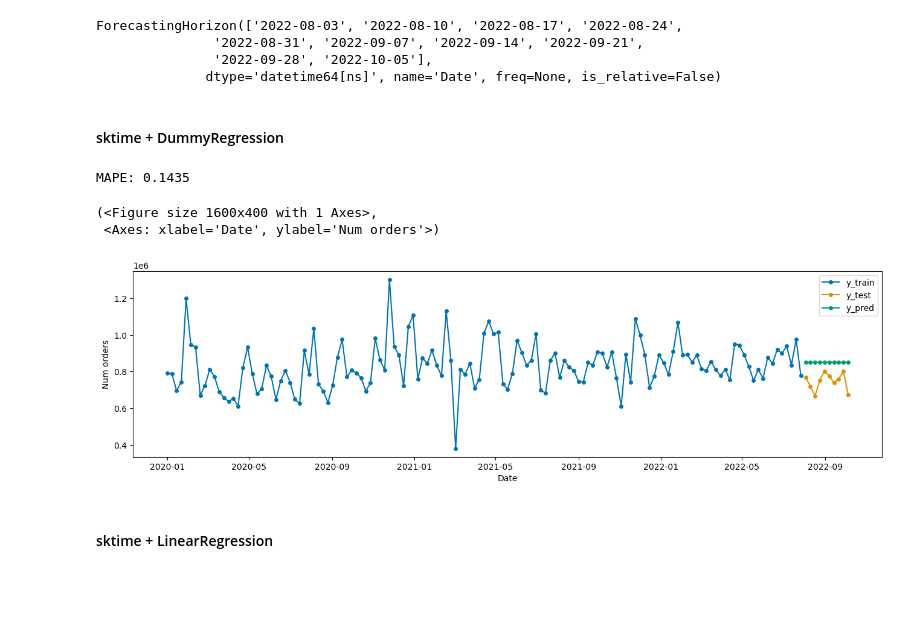
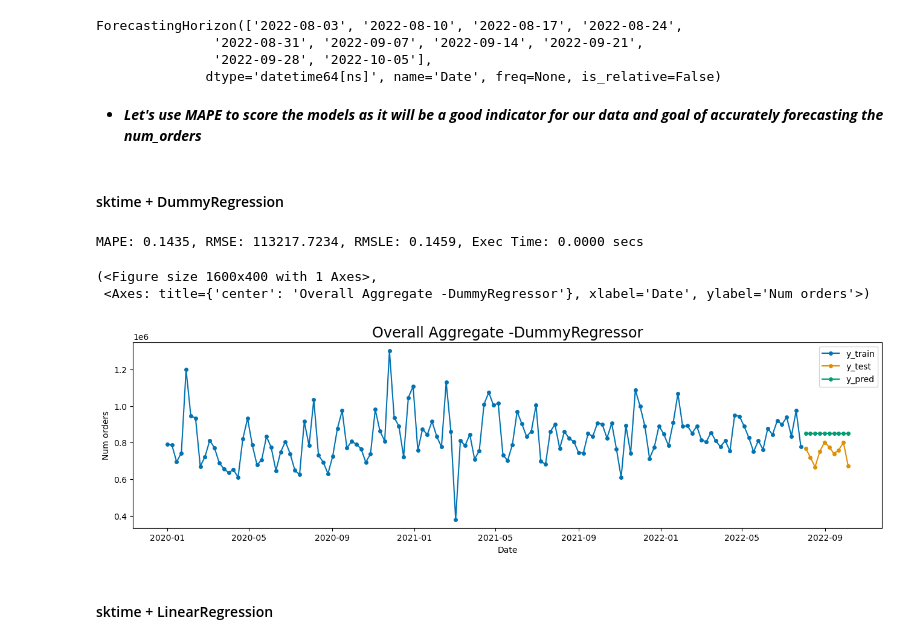
Before and after one commit to ndhomse/food-demand-forecasting, a Jupyter notebook: notebook/Food-Demand-Forecasting.ipynb, the cells around one changed output. Drawn from its saved outputs; the diff is of its cells as text; code cells hidden in the pictures; blank space fills up the shorter version.

```diff
--- a/notebook/Food-Demand-Forecasting.ipynb
+++ b/notebook/Food-Demand-Forecasting.ipynb
@@ -284,5 +285,5 @@ array([[<Axes: title={'center': 'checkout_price'}>,
 # %%
-center_info[['center_id']] = center_info[['center_id']].astype('category')
+center_info[['center_id', 'city_code', 'region_code', 'center_type']] = center_info[['center_id', 'city_code', 'region_code', 'center_type']].astype('category')
 center_info.info()
 # %% [output]
 <class 'pandas.core.frame.DataFrame'>
@@ -619,3 +594,0 @@ memory usage: 49.6+ MB
-# %%
-df[['center_id', 'meal_id', 'city_code', 'region_code', 'center_type']] = df[['center_id', 'meal_id', 'city_code', 'region_code', 'center_type']].astype('category')
-df.info()
@@ -1085,28 +1068,40 @@ ForecastingHorizon(['2022-08-03', '2022-08-10', '2022-08-17', '2022-08-24',
                '2022-08-31', '2022-09-07', '2022-09-14', '2022-09-21',
                '2022-09-28', '2022-10-05'],
               dtype='datetime64[ns]', name='Date', freq=None, is_relative=False)
+# %% [markdown]
+* ***Let's use MAPE to score the models as it will be a good indicator for our data and goal of accurately forecasting the num_orders***
 # %% [markdown]
 #### sktime + DummyRegression
+# %%
+# variable to store the results for comparison
+results = []
+# util method to calculate, store and print eval results
+def handle_eval_results(model, y_test, y_pred, exec_time):
+    mape = mean_absolute_percentage_error(y_test, y_pred, symmetric=False)
+    rmse = mean_squared_error(y_test, y_pred, squared=False)
+    rmsle = mean_squared_error(np.log(y_test + 1), np.log(y_pred + 1), squared=False)
+    print(f'MAPE: {mape:.4f}, RMSE: {rmse:.4f}, RMSLE: {rmsle:.4f}, Exec Time: {exec_time:.4f} secs')
+    results.append({'Model': model, 'MAPE': mape, 'RMSE': rmse, 'RMSLE': rmsle, 'Exec Time': exec_time})
 # %%
 from sklearn.dummy import DummyRegressor
 
 # Dummy regression forecaster
 regressor = DummyRegressor()
 forecaster = make_reduction(regressor, window_length=52, strategy="recursive")
 
 # Fit and predict
 forecaster.fit(y_train)
 y_pred = forecaster.predict(fh)
 
 # Evaluate
-print('MAPE: %.4f' % mean_absolute_percentage_error(y_test, y_pred, symmetric=False))
+handle_eval_results('DummyRegressor', y_test, y_pred, 0)
 
 # Plot predictions with training and test data
-plot_series(y_train, y_test, y_pred, labels=["y_train", "y_test", "y_pred"], x_label='Date', y_label='Num orders')
+plot_series(y_train, y_test, y_pred, labels=["y_train", "y_test", "y_pred"], x_label='Date', y_label='Num orders', title='Overall Aggregate -DummyRegressor')
 # %% [output]
-MAPE: 0.1435
+MAPE: 0.1435, RMSE: 113217.7234, RMSLE: 0.1459, Exec Time: 0.0000 secs
 (<Figure size 1600x400 with 1 Axes>,
- <Axes: xlabel='Date', ylabel='Num orders'>)
+ <Axes: title={'center': 'Overall Aggregate -DummyRegressor'}, xlabel='Date', ylabel='Num orders'>)
-[figure, old version]
+[figure, new version]
 # %% [markdown]
 #### sktime + LinearRegression
```
Also changed, not shown: parts of 130 cells of this notebook, 1 other file.
